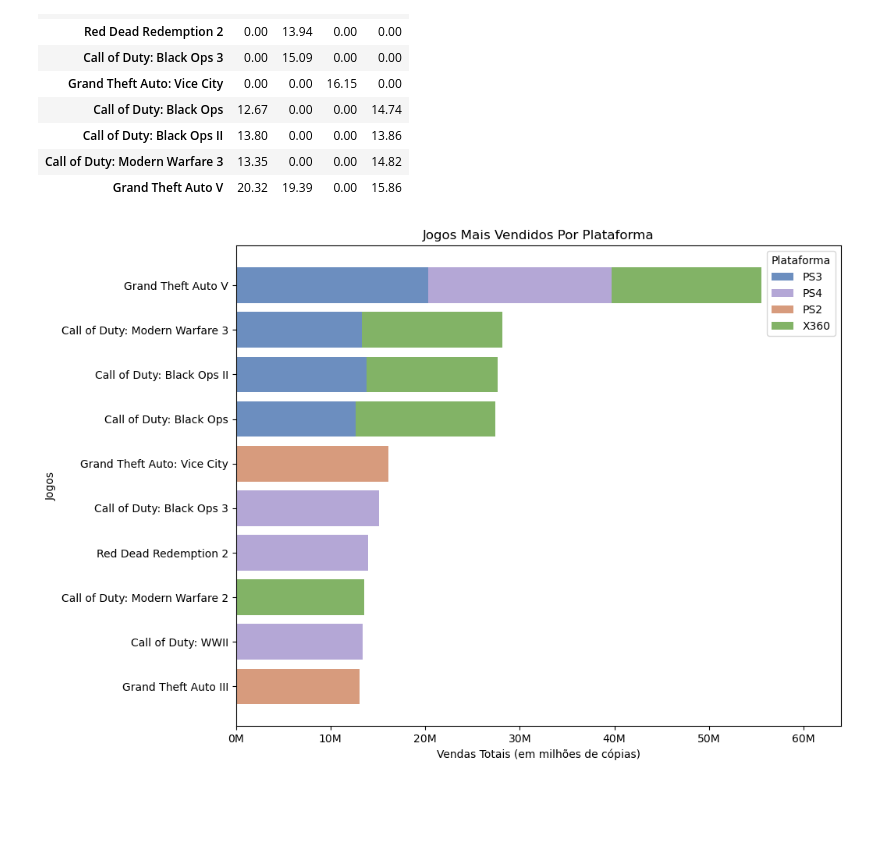
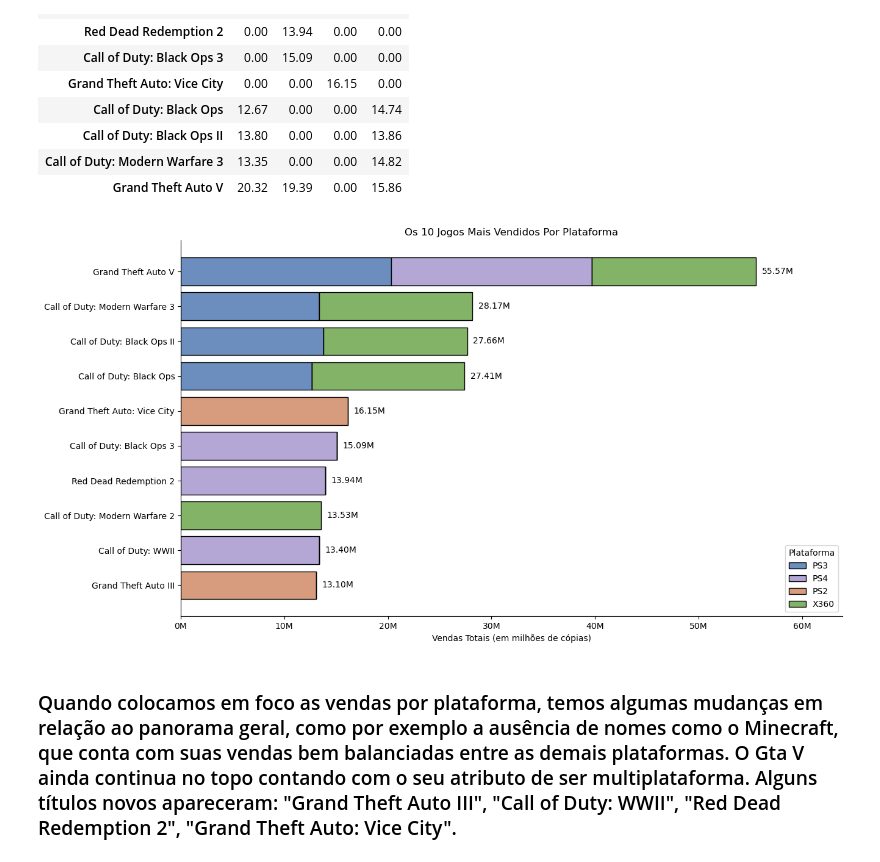
Before and after one commit to MatheusMorandi/Analise_Vendas_Jogos_2024, a Jupyter notebook: src/eda.ipynb, the cells around one changed output. Cells and saved outputs as stored; diff of their text form; code cells hidden in the pictures; blank space fills up the shorter version.

Commit message:
Atualizando grafico por plataformas

```diff
--- a/src/eda.ipynb
+++ b/src/eda.ipynb
@@ -149,7 +190,7 @@ cores_consoles = {
     "X360" : "#82B366"
 }
 
-plt.figure(figsize=(10, 8))
+plt.figure(figsize=(14, 8))
 
 jogos = df_pivot.index
 
@@ -162,37 +203,54 @@ for console in df_pivot.columns:
     vendas = df_pivot[console].values
 
     plt.barh(
         y_pos,
         vendas,
         left = left,
         color = cores_consoles.get(console, "gray"),
+        edgecolor="black",
         label = console
     )
 
     left += vendas
 
+offset = df_pivot.sum(axis=1).max() * 0.01
+
+for y, total in zip(y_pos, left):
+
+    plt.text(
+        total + offset,
+        y,
+        f"{total:.2f}M",
+        va = 'center',
+        ha = 'left',
+        fontsize = 10
+    )
+
 plt.yticks(y_pos, jogos)
 
-plt.ylabel("Jogos")
+plt.ylabel("")
 
 plt.xlabel("Vendas Totais (em milhões de cópias)")
 
 plt.gca().xaxis.set_major_formatter(plt.FuncFormatter(formatador))
 
 plt.xlim(0, df_pivot.sum(axis=1).max() * 1.15)
 
 handles, labels = plt.gca().get_legend_handles_labels()
 
 labels_unicos = list(dict.fromkeys(labels))
 
-
 plt.legend(handles[:len(labels_unicos)], labels_unicos, title = "Plataforma", loc = "best")
 
-plt.title("Jogos Mais Vendidos Por Plataforma")
+plt.title("Os 10 Jogos Mais Vendidos Por Plataforma")
+
+sns.despine()
 
 plt.show()
 # %% [output]
-[figure, old version]
+[figure, new version]
+# %% [markdown]
+### Quando colocamos em foco as vendas por plataforma, temos algumas mudanças em relação ao panorama geral, como por exemplo a ausência de nomes como o Minecraft, que conta com suas vendas bem balanciadas entre as demais plataformas. O Gta V ainda continua no topo contando com o seu atributo de ser multiplataforma. Alguns títulos novos apareceram: "Grand Theft Auto III", "Call of Duty: WWII", "Red Dead Redemption 2", "Grand Theft Auto: Vice City".
 # %%
 mine = ds[ds['title'] == 'Minecraft']
 
```
Also changed, not shown: parts of 2 cells of this notebook.
